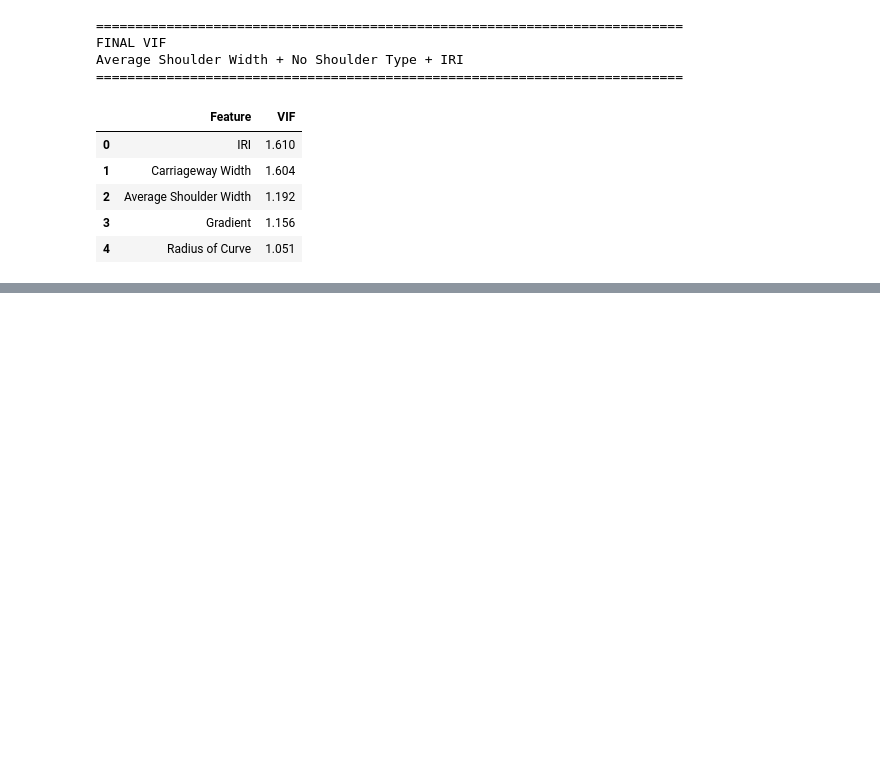
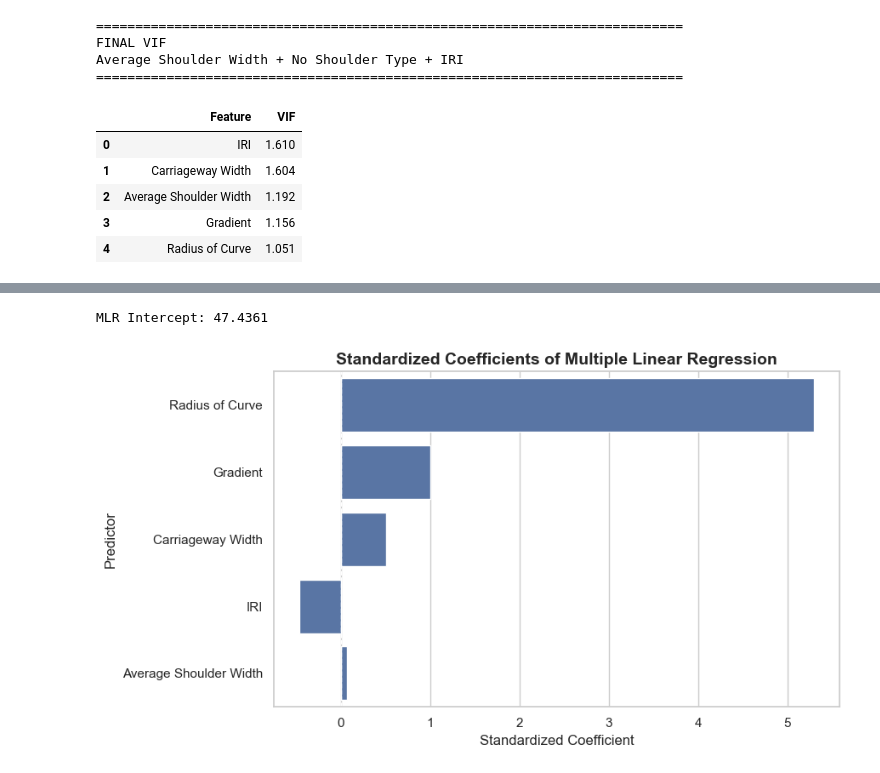
Before and after one commit to aavasd75/thesis_codes, a Jupyter notebook: model_IRI_1500.ipynb, the cells around one changed output, grey strips where cells are left out. Saved outputs shown, nothing was run; the diff lists cells and outputs as text; code cells hidden in the pictures; blank space fills up the shorter version.

Commit message:
new model

```diff
--- a/model_IRI_1500.ipynb
+++ b/model_IRI_1500.ipynb
@@ -1156,0 +1366,13 @@ Average Shoulder Width + No Shoulder Type + IRI
+# %%
+# ============================================================
+# MODEL 1: MULTIPLE LINEAR REGRESSION
+# ============================================================
+
+mlr_model = LinearRegression()
+
+mlr_model.fit(
+    X_train_scaled,
+    y_train
+)
+
+print("Multiple Linear Regression model trained successfully.")
@@ -1156,0 +1528,38 @@ Average Shoulder Width + No Shoulder Type + IRI
+# %%
+print(
+    f"MLR Intercept: {mlr_model.intercept_:.4f}"
+)
+# %% [output]
+MLR Intercept: 47.4361
+# %%
+# ============================================================
+# MLR COEFFICIENT PLOT
+# ============================================================
+
+plt.figure(figsize=(9, 5))
+
+sns.barplot(
+    data=mlr_coefficients,
+    x="Coefficient",
+    y="Variable"
+)
+
+plt.axvline(
+    x=0,
+    linestyle="--",
+    linewidth=1
+)
+
+plt.title(
+    "Standardized Coefficients of Multiple Linear Regression",
+    fontsize=14,
+    fontweight="bold"
+)
+
+plt.xlabel("Standardized Coefficient")
+plt.ylabel("Predictor")
+
+plt.tight_layout()
+plt.show()
+# %% [output]
+[figure, added]
```
Also changed, not shown: parts of 193 cells of this notebook, 3 other files.
